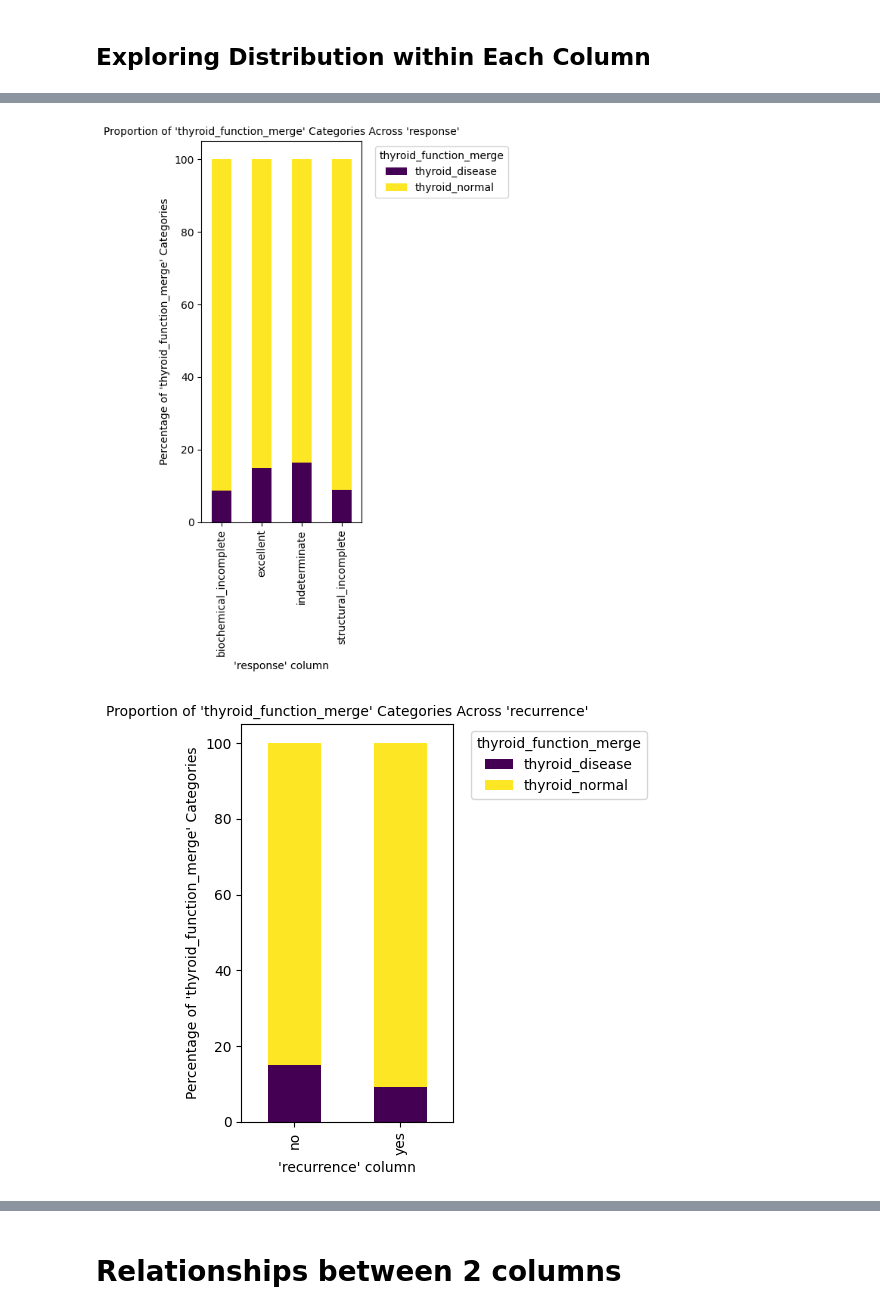
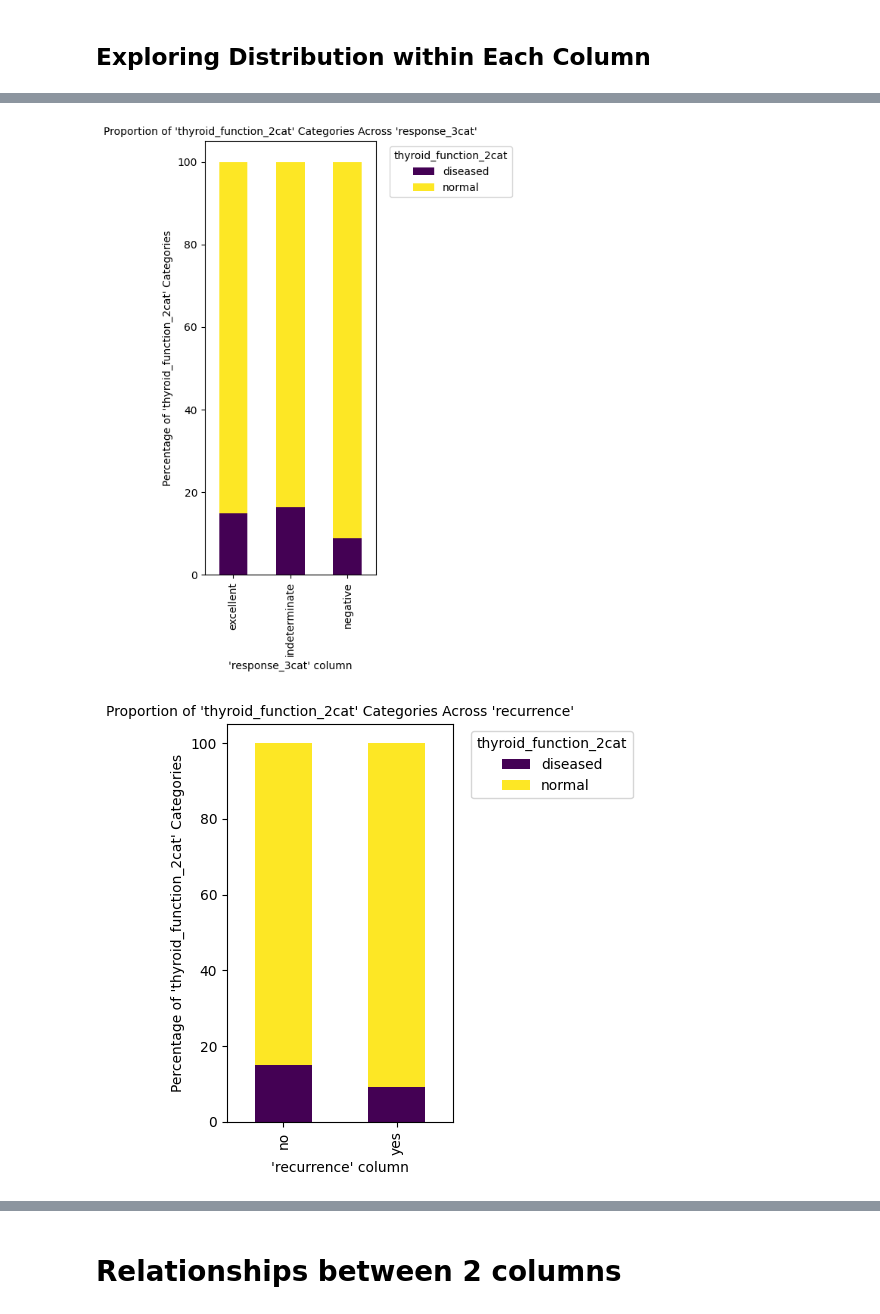
Before and after one commit to madmaxtoastflytiger/CaptStone2-Thyroid-Disease, a Jupyter notebook: 3_ThyroidDisease_EDA.ipynb, the cells around one changed output, grey strips where cells are left out. Cells and saved outputs as stored; diff of their text form; code cells hidden in the pictures.

Commit message:
bin the organize data  wrangling

```diff
--- a/3_ThyroidDisease_EDA.ipynb
+++ b/3_ThyroidDisease_EDA.ipynb
@@ -225,28 +199,28 @@ MyCustDataSciLib.quick_plot_all_categorical_col(df)
 # %%
 # stacked bar graph
     # Reminder - Stacked bar charts are used to show the proportion of categories in one column relative to the categories in another column.
 
-col_each_stack = 'thyroid_function_merge'
-each_col = 'response'
+col_each_stack = 'thyroid_function_2cat'
+each_col = 'response_3cat'
 
 
 # Create a contingency table
 contingency_table = pd.crosstab(df[col_each_stack], df[each_col], normalize='columns') * 100
 
 # Plot the stacked bar chart
 contingency_table.T.plot(kind='bar', stacked=True, figsize=(5, 7.5), colormap='viridis')
 
 # Add titles and labels
 plt.title(f"Proportion of '{col_each_stack}' Categories Across '{each_col}'", fontsize=10)
 plt.xlabel(f"'{each_col}' column", fontsize=10)
 plt.ylabel(f"Percentage of '{col_each_stack}' Categories", fontsize=10)
 plt.legend(title=col_each_stack, bbox_to_anchor=(1.05, 1), loc='upper left')
 #plt.xticks(rotation=45)
 plt.tight_layout()
 plt.show()
 # %% [output]
-[figure, old version]
+[figure, new version]
 # %%
-MyCustDataSciLib.quick_stacked_bar_graph (df,'thyroid_function_merge', 'recurrence')
+MyCustDataSciLib.quick_stacked_bar_graph (df,'thyroid_function_2cat', 'recurrence')
 # %% [output]
-[figure, old version]
+[figure, new version]
```
Also changed, not shown: parts of 19 cells of this notebook, 2 other files.
